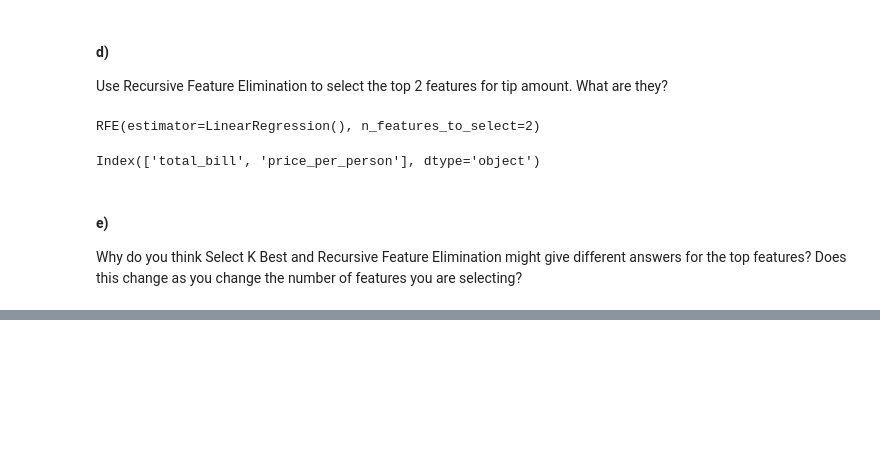
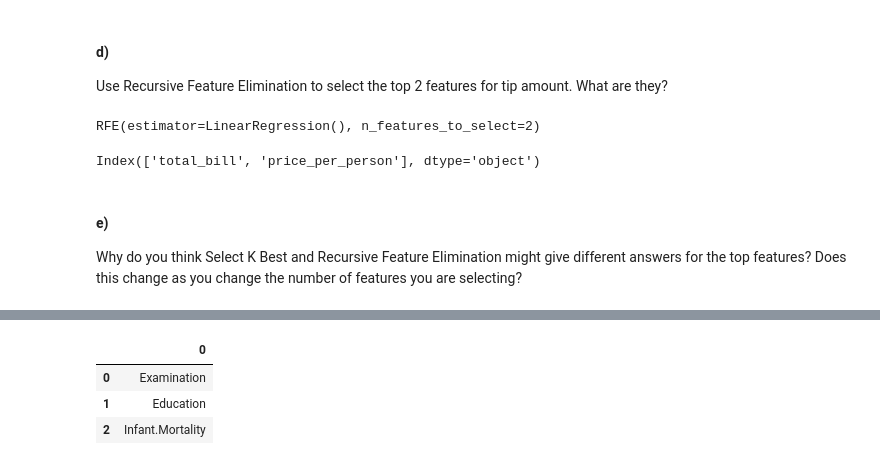
Before and after one commit to TheodoreQuansah/regression-exercises, a Jupyter notebook: feature_engineering.ipynb, the cells around one changed output, grey strips where cells are left out. Saved outputs shown, nothing was run; the diff lists cells and outputs as text; code cells hidden in the pictures; blank space fills up the shorter version.

```diff
--- a/feature_engineering.ipynb
+++ b/feature_engineering.ipynb
@@ -125,0 +153,16 @@ Why do you think Select K Best and Recursive Feature Elimination might give diff
+# %%
+def rfe(X, y, n):
+    # Create an instance of the Linear Regression model.
+    lm = LinearRegression()
+
+    # Create an instance of Recursive Feature Elimination (RFE) with the Linear Regression model
+    # and specify that you want to select the top 2 features.
+    rfe = RFE(estimator=lm, n_features_to_select=n)
+
+    # Fit the RFE instance to your feature variables (X) and target variable (y).
+    rfe.fit(X, y)
+
+    # Get a Boolean mask indicating the selected features by RFE.
+    rfe_mask = rfe.get_support()
+
+    return pd.DataFrame(X.columns[rfe_mask])
@@ -125,0 +215,8 @@ Why do you think Select K Best and Recursive Feature Elimination might give diff
+# %%
+#calling the Recursive Feature Elimination function and n=3
+rfe(X, y, 3)
+# %% [output]
+|  | 0 |
+| 0 | Examination |
+| 1 | Education |
+| 2 | Infant.Mortality |
```
Also changed, not shown: parts of 13 cells of this notebook.
